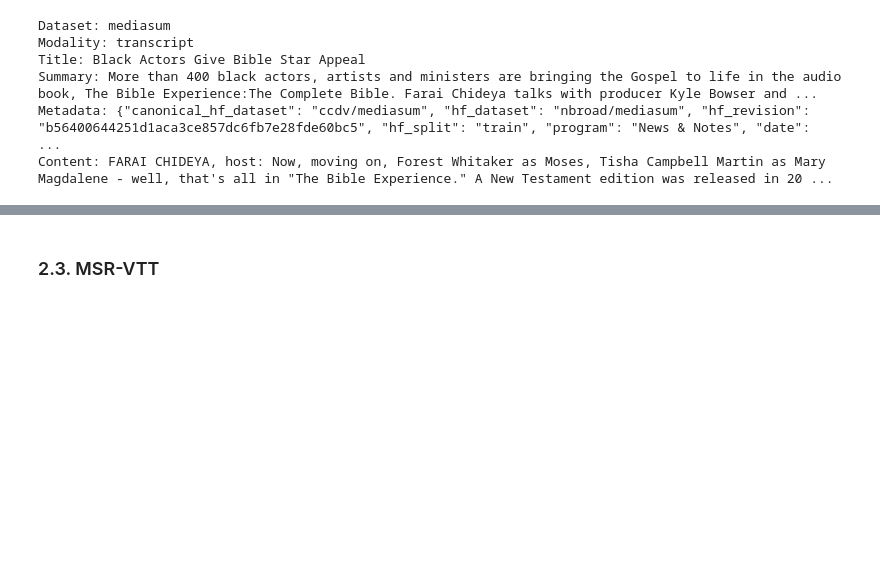
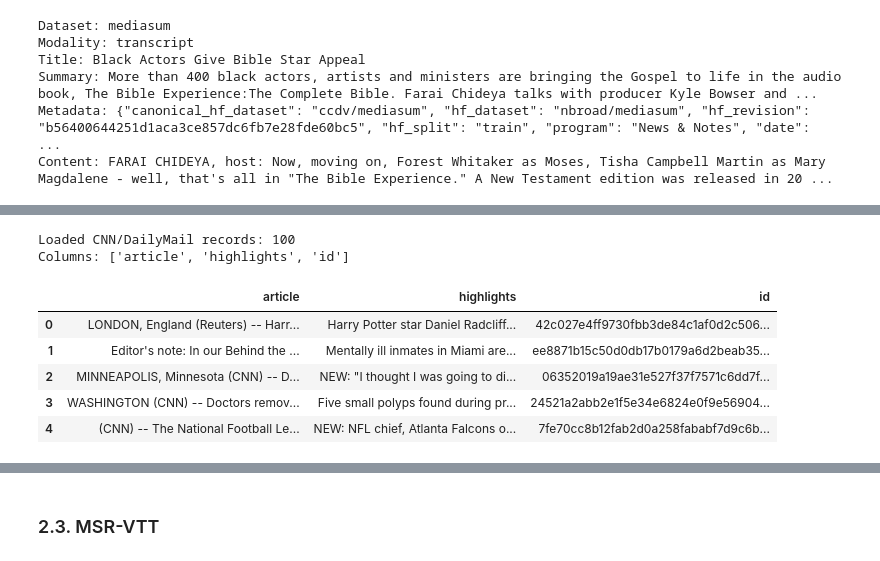
Before and after one commit to plminh-sdh/Design-and-Evaluation-of-Secure-Retrieval-Augmented-Systems-for-Large-Scale-Digital-Archives, a Jupyter notebook: Database.ipynb, the cells around one changed output, grey strips where cells are left out. Drawn from its saved outputs; the diff is of its cells as text; code cells hidden in the pictures; blank space fills up the shorter version.

```diff
--- a/Database.ipynb
+++ b/Database.ipynb
@@ -464,0 +463,47 @@ Content: FARAI CHIDEYA, host: Now, moving on, Forest Whitaker as Moses, Tisha Ca
+# %%
+CNN_DAILYMAIL_DATASET_NAME = "abisee/cnn_dailymail"
+CNN_DAILYMAIL_CONFIG = "3.0.0"
+CNN_DAILYMAIL_SPLIT = "train"
+CNN_DAILYMAIL_SAMPLE_SIZE = 100
+CNN_DAILYMAIL_USE_STREAMING = True
+
+
+def load_cnn_dailymail_sample(
+    sample_size: int = CNN_DAILYMAIL_SAMPLE_SIZE,
+    split: str = CNN_DAILYMAIL_SPLIT,
+    config: str = CNN_DAILYMAIL_CONFIG,
+    streaming: bool = CNN_DAILYMAIL_USE_STREAMING,
+) -> pd.DataFrame:
+    """Download/read a small CNN/DailyMail sample from Hugging Face."""
+    if streaming:
+        dataset_iter = load_dataset(
+            CNN_DAILYMAIL_DATASET_NAME,
+            config,
+            split=split,
+            streaming=True,
+        )
+        records = list(islice(dataset_iter, sample_size))
+    else:
+        dataset = load_dataset(
+            CNN_DAILYMAIL_DATASET_NAME,
+            config,
+            split=f"{split}[:{sample_size}]",
+        )
+        records = list(dataset)
+
+    return pd.DataFrame(records)
+
+
+cnn_dailymail_df = load_cnn_dailymail_sample()
+print(f"Loaded CNN/DailyMail records: {len(cnn_dailymail_df):,}")
+print(f"Columns: {list(cnn_dailymail_df.columns)}")
+cnn_dailymail_df.head()
+# %% [output]
+Loaded CNN/DailyMail records: 100
+Columns: ['article', 'highlights', 'id']
+|  | article | highlights | id |
+| 0 | LONDON, England (Reuters) -- Harr... | Harry Potter star Daniel Radcliff... | 42c027e4ff9730fbb3de84c1af0d2c506... |
+| 1 | Editor's note: In our Behind the ... | Mentally ill inmates in Miami are... | ee8871b15c50d0db17b0179a6d2beab35... |
+| 2 | MINNEAPOLIS, Minnesota (CNN) -- D... | NEW: "I thought I was going to di... | 06352019a19ae31e527f37f7571c6dd7f... |
+| 3 | WASHINGTON (CNN) -- Doctors remov... | Five small polyps found during pr... | 24521a2abb2e1f5e34e6824e0f9e56904... |
+| 4 | (CNN) -- The National Football Le... | NEW: NFL chief, Atlanta Falcons o... | 7fe70cc8b12fab2d0a258fababf7d9c6b... |
```
Also changed, not shown: parts of 8 cells of this notebook, 1 other file.
